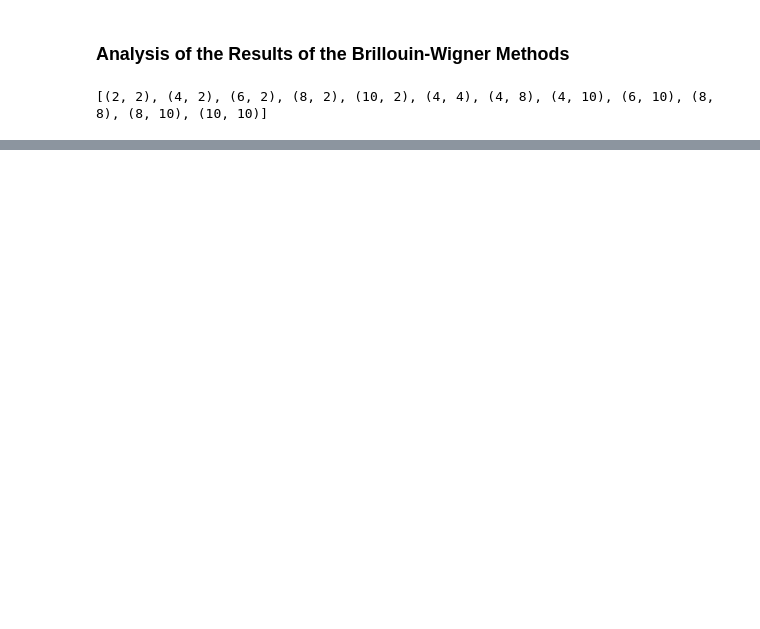
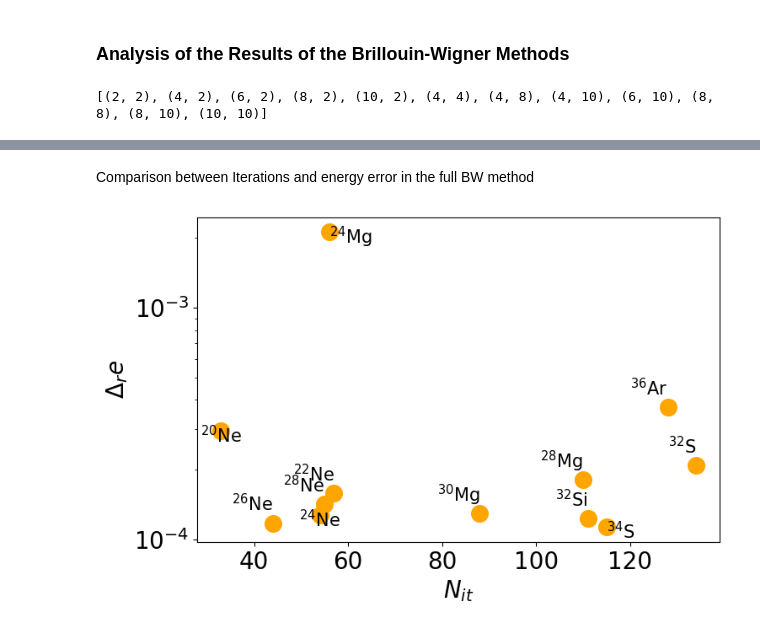
Before and after one commit to emacosta95/3rdQA4NSM, a Jupyter notebook: BrillouinWignerAnalysis.ipynb, the cells around one changed output, grey strips where cells are left out. Saved outputs shown, nothing was run; the diff lists cells and outputs as text; code cells hidden in the pictures; blank space fills up the shorter version.

```diff
--- a/BrillouinWignerAnalysis.ipynb
+++ b/BrillouinWignerAnalysis.ipynb
@@ -2833,0 +2763,30 @@ plt.show()
+# %% [markdown]
+Comparison between Iterations and energy error in the full BW method
+# %%
+error_fbw=(energies_exact[:]-energies_fbw[:])/energies_exact[:]
+scale=1
+plt.figure(figsize=(8,5))
+plt.scatter(n_iterations/scale,error_fbw,label='Full BW',s=200,marker='o',color='orange')
+plt.semilogy()
+for i in range(len(n_iterations)):
+    #plt.text(n_iterations[i],error_fbw[i],titles[i],fontsize=15,ha='center',va='bottom')
+    if titles[i]=='$^{24}$Mg':
+        plt.annotate(titles[i], (n_iterations[i], error_fbw[i]), textcoords="offset points", xytext=(0,-10), ha='left', fontsize=15)
+    elif titles[i]=='$^{20}$Ne':
+        plt.annotate(titles[i], (n_iterations[i], error_fbw[i]), textcoords="offset points", xytext=(0,-10), ha='center', fontsize=15)
+    # elif titles[i]=='$^{32}$S':
+    #     plt.annotate(titles[i], (n_iterations[i], error_fbw[i]), textcoords="offset points", xytext=(0,-10), ha='left', fontsize=15)
+    elif titles[i]=='$^{34}$S':
+        plt.annotate(titles[i], (n_iterations[i], error_fbw[i]), textcoords="offset points", xytext=(0,-10), ha='left', fontsize=15)
+    elif titles[i]=='$^{24}$Ne':
+        plt.annotate(titles[i], (n_iterations[i], error_fbw[i]), textcoords="offset points", xytext=(0,-10), ha='center', fontsize=15)
+    else:
+
+        plt.annotate(titles[i], (n_iterations[i], error_fbw[i]), textcoords="offset points", xytext=(0,10), ha='right', fontsize=15)
+plt.tick_params(labelsize=20,which='major')
+plt.tick_params(labelsize=15,which='minor')
+plt.xlabel(r'$N_{it}$',fontsize=20)
+plt.ylabel(r'$\Delta_r e$',fontsize=20)
+plt.show()
+# %% [output]
+[figure, added]
```
Also changed, not shown: parts of 13 cells of this notebook.
